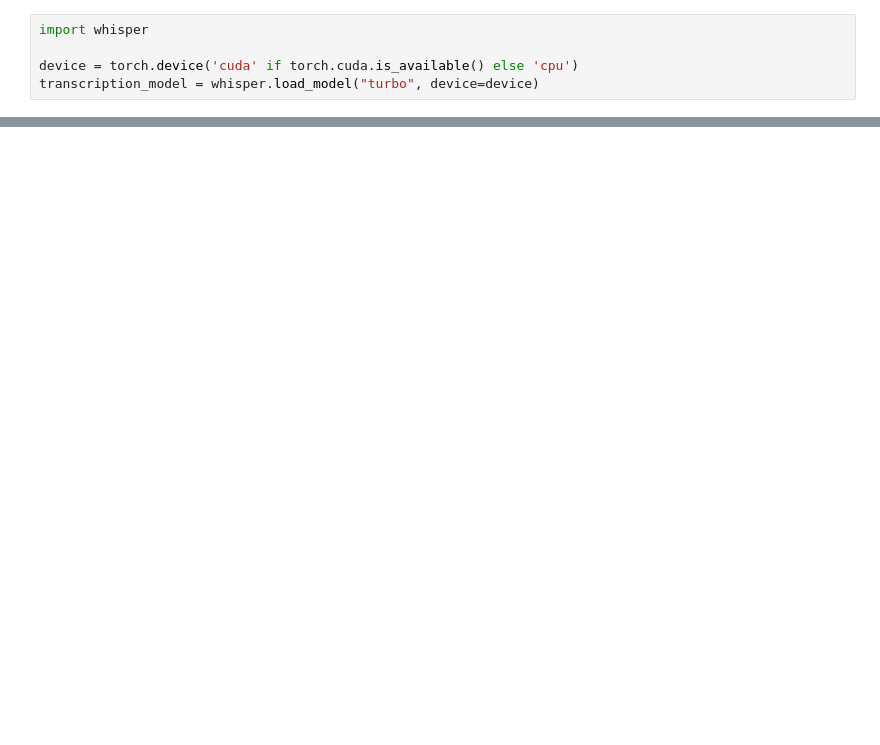
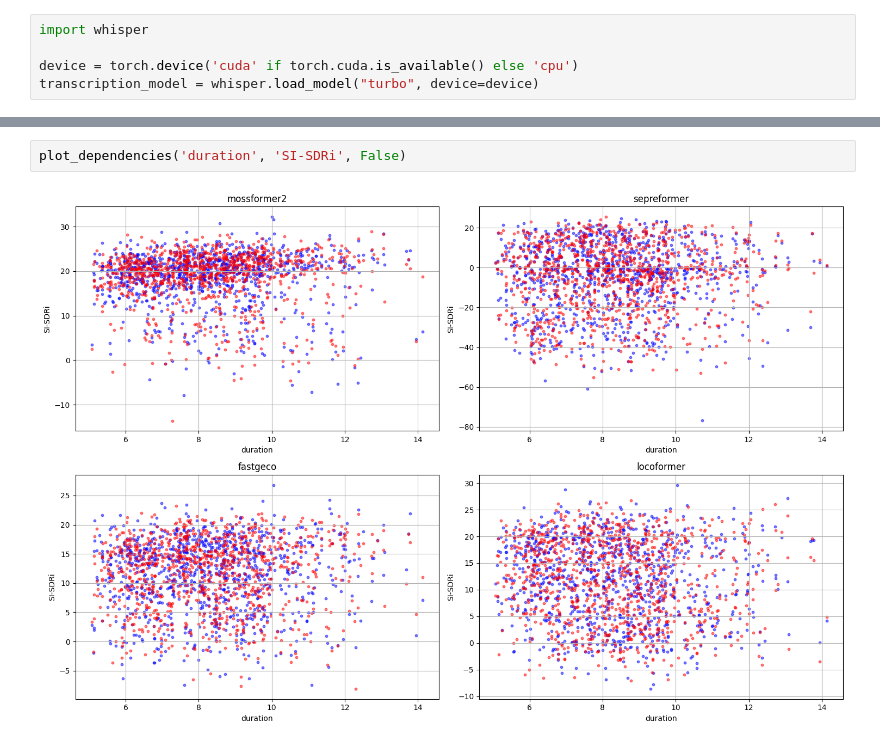
Before and after one commit to BasseChan/Master_Thesis, a Jupyter notebook: simple_model_comparison.ipynb, the cells around one changed output, grey strips where cells are left out. Drawn from its saved outputs; the diff is of its cells as text; blank space fills up the shorter version.

```diff
--- a/simple_model_comparison.ipynb
+++ b/simple_model_comparison.ipynb
@@ -216,0 +338,4 @@ for file in est_files1['fastgeco']:
+# %%
+plot_dependencies('duration', 'SI-SDRi', False)
+# %% [output]
+[figure, added]
```
Also changed, not shown: parts of 59 cells of this notebook, 50 other files.
